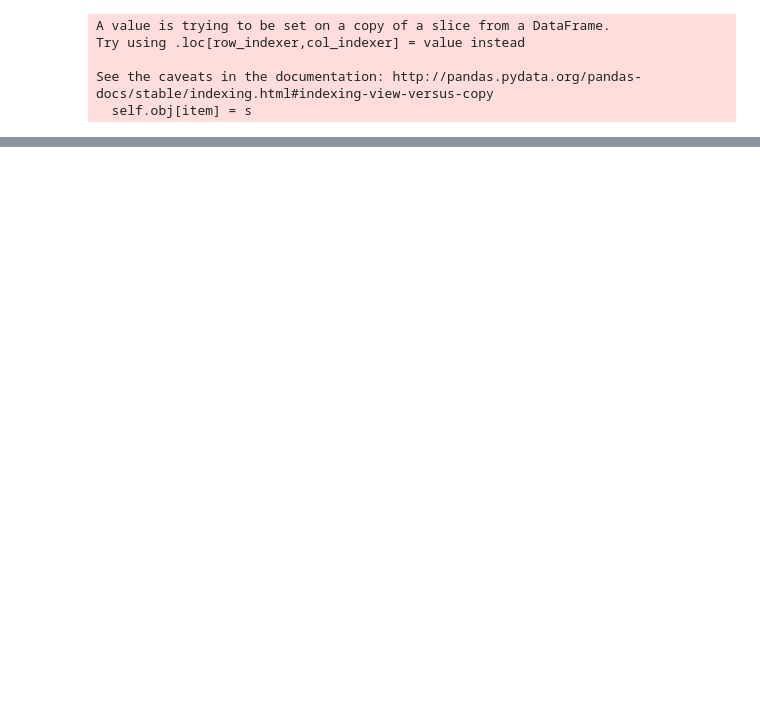
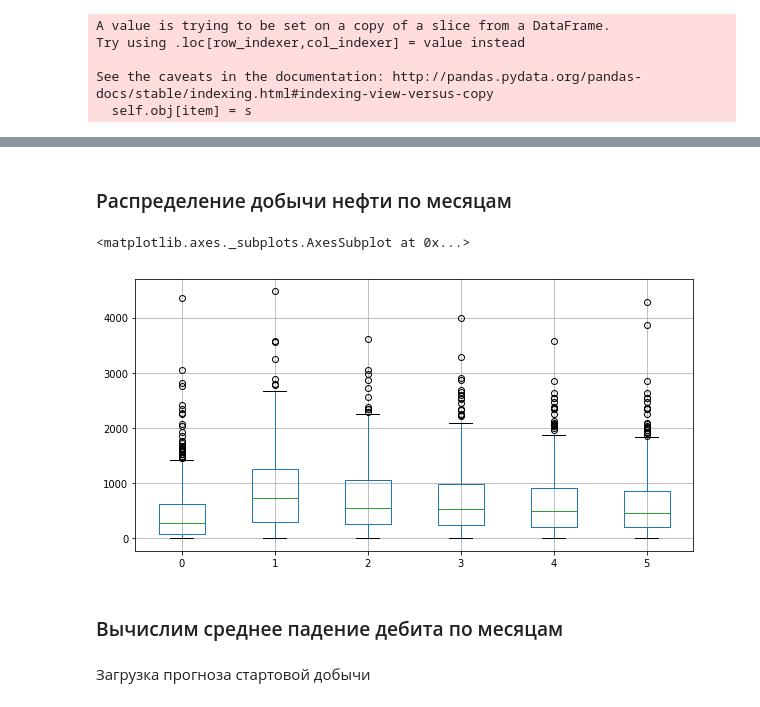
Before and after one commit to koskotG/gpn_comp, a Jupyter notebook: kg_eda.ipynb, the cells around one changed output, grey strips where cells are left out. Cells and saved outputs as stored; diff of their text form; code cells hidden in the pictures; blank space fills up the shorter version.

```diff
--- a/kg_eda.ipynb
+++ b/kg_eda.ipynb
@@ -233,0 +246,10 @@ df_oil_train_norm.T.boxplot()
+# %% [markdown]
+### Распределение добычи нефти по месяцам
+# %%
+df_oil_prod_train = df_train_temp[['Скважина','month', 'oil_prod']].set_index(['Скважина', 'month']).unstack(0)#.fillna(0)
+df_oil_prod_train.columns = df_oil_prod_train.columns.droplevel(0)
+plt.figure(figsize=(10,5))
+df_oil_prod_train.T.boxplot()
+# %% [output]
+<matplotlib.axes._subplots.AxesSubplot at 0x...>
+[figure, added]
@@ -233,0 +258,2 @@ df_oil_train_norm.T.boxplot()
+# %% [markdown]
+### Вычислим среднее падение дебита по месяцам
@@ -233,0 +269,2 @@ df_oil_train_norm.T.boxplot()
+# %% [markdown]
+Загрузка прогноза стартовой добычи
```
Also changed, not shown: parts of 53 cells of this notebook, 2 other files.
